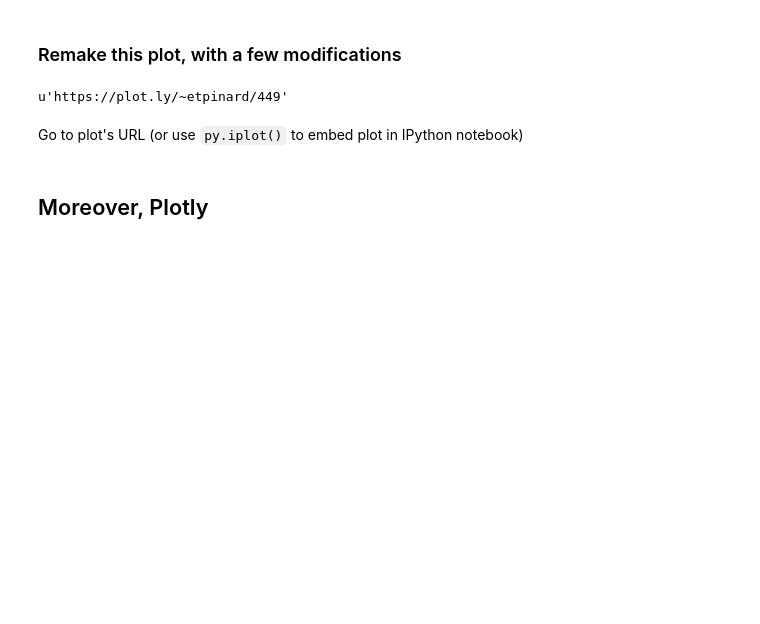
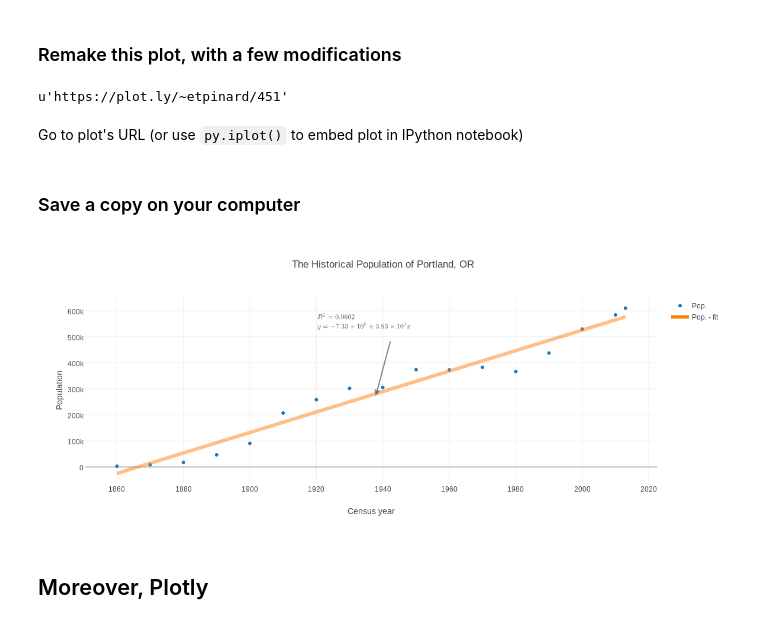
Before and after one commit to etpinard/tug-conf, a Jupyter notebook: pres/pres.ipynb, the cells around one changed output. Drawn from its saved outputs; the diff is of its cells as text; code cells hidden in the pictures; blank space fills up the shorter version.

```diff
--- a/pres/pres.ipynb
+++ b/pres/pres.ipynb
@@ -132,7 +132,7 @@ fig
 ### Remake this plot, with a few modifications
 # %%
 import plotly.plotly as py
-fig = py.get_figure("https://plot.ly/~etpinard/448")  # as in last slide
+fig = py.get_figure("https://plot.ly/~etpinard/450")  # as in last slide
 
 # Modify the title
 fig['layout'].update(title="The Historical Population of Portland, OR")
@@ -145,8 +145,10 @@ fig['data'][0].update(mode='markers')
 
 
 # Re-generate plot, get a unique URL
-py.plot(fig, filename="tug-conf-ex")
+py.plot(fig, filename="tug-conf-example")
 # %% [output]
-u'https://plot.ly/~etpinard/449'
+u'https://plot.ly/~etpinard/451'
 # %% [markdown]
 Go to plot's URL  (or use `py.iplot()` to embed plot in IPython notebook)
+# %% [markdown]
+### Save a copy on your computer
@@ -153,3 +159,9 @@ Go to plot's URL  (or use `py.iplot()` to embed plot in IPython notebook)
+# %%
+from IPython.display import Image
+
+Image("test.png")
+# %% [output]
+[figure, added]
 # %% [markdown]
 ## Moreover, Plotly
 # %% [markdown]
```
Also changed, not shown: parts of 7 cells of this notebook, 1 other file.
